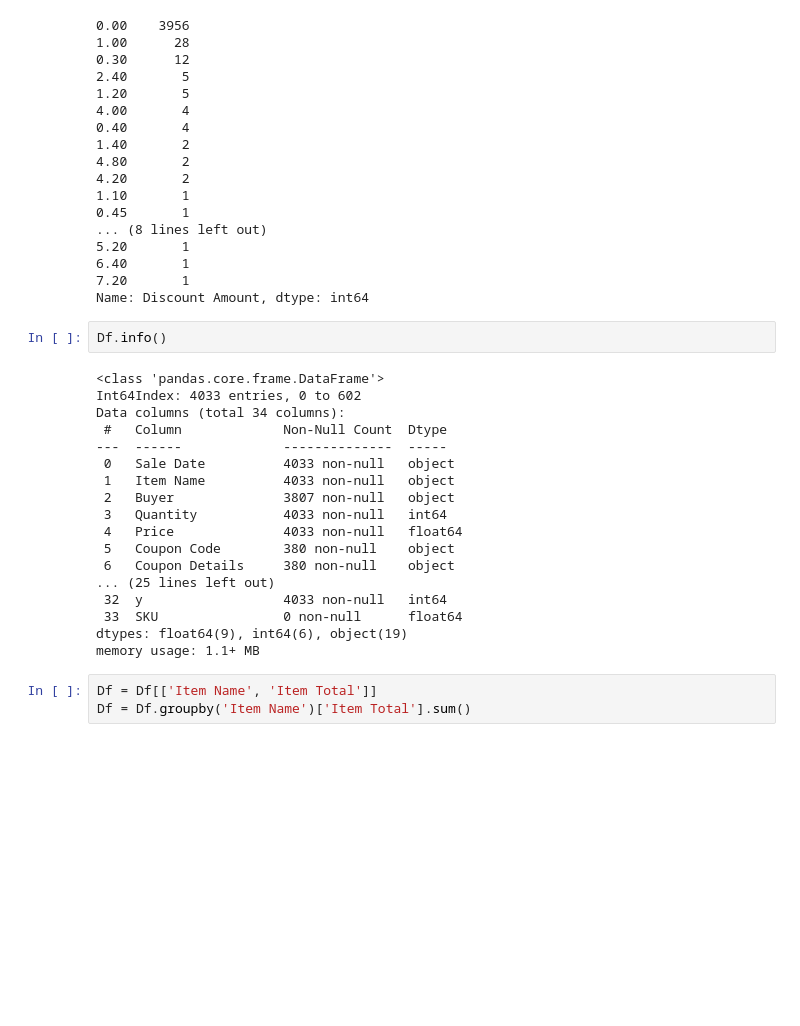
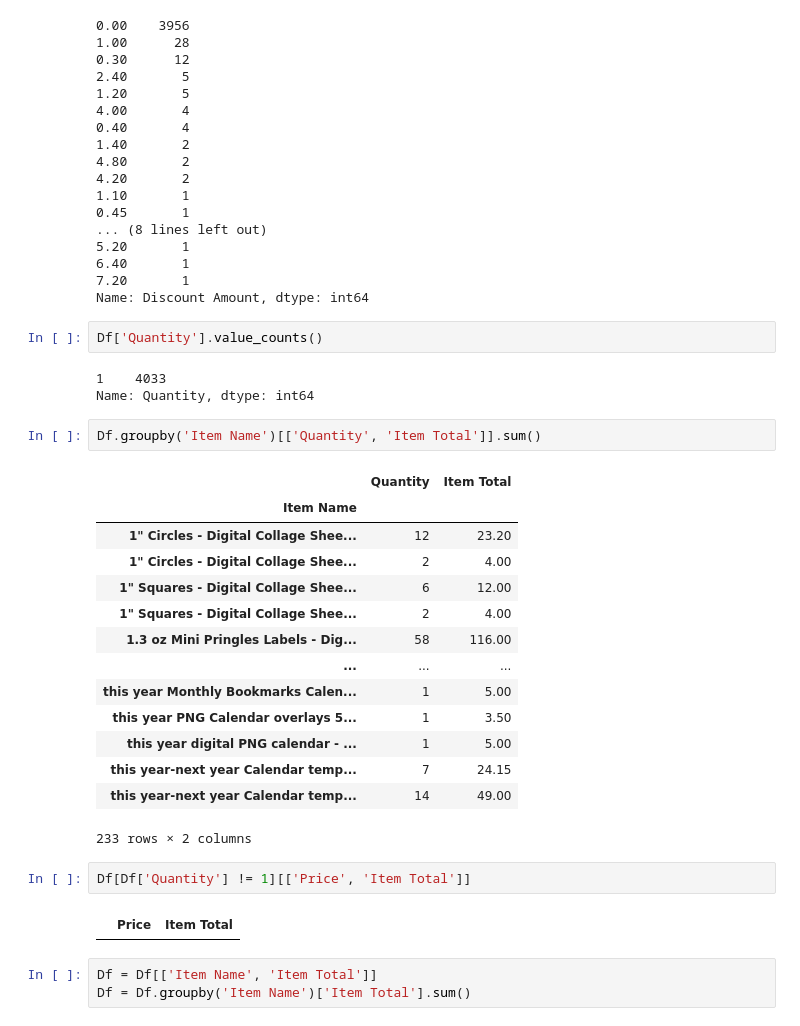
Before and after one commit to miptivan/data_desktop, a Jupyter notebook: analysis/popytki_analysa.ipynb, the cells around one changed output. Drawn from its saved outputs; the diff is of its cells as text; blank space fills up the shorter version.

Commit message:
info_page is ready

```diff
--- a/analysis/popytki_analysa.ipynb
+++ b/analysis/popytki_analysa.ipynb
@@ -83,26 +83,32 @@ Df['Discount Amount'].value_counts()  # Временно оставим толь
 6.40       1
 7.20       1
 Name: Discount Amount, dtype: int64
-# %%
-Df.info()
-# %% [output]
-<class 'pandas.core.frame.DataFrame'>
-Int64Index: 4033 entries, 0 to 602
-Data columns (total 34 columns):
- #   Column             Non-Null Count  Dtype
----  ------             --------------  -----
- 0   Sale Date          4033 non-null   object
- 1   Item Name          4033 non-null   object
- 2   Buyer              3807 non-null   object
- 3   Quantity           4033 non-null   int64
- 4   Price              4033 non-null   float64
- 5   Coupon Code        380 non-null    object
- 6   Coupon Details     380 non-null    object
-... (25 lines left out)
- 32  y                  4033 non-null   int64
- 33  SKU                0 non-null      float64
-dtypes: float64(9), int64(6), object(19)
-memory usage: 1.1+ MB
+# %%
+Df['Quantity'].value_counts()
+# %% [output]
+1    4033
+Name: Quantity, dtype: int64
+# %%
+Df.groupby('Item Name')[['Quantity', 'Item Total']].sum()
+# %% [output]
+|  | Quantity | Item Total |
+| Item Name |  |  |
+| 1" Circles - Digital Collage Shee... | 12 | 23.20 |
+| 1" Circles - Digital Collage Shee... | 2 | 4.00 |
+| 1" Squares - Digital Collage Shee... | 6 | 12.00 |
+| 1" Squares - Digital Collage Shee... | 2 | 4.00 |
+| 1.3 oz Mini Pringles Labels - Dig... | 58 | 116.00 |
+| ... | ... | ... |
+| this year Monthly Bookmarks Calen... | 1 | 5.00 |
+| this year PNG Calendar overlays 5... | 1 | 3.50 |
+| this year digital PNG calendar - ... | 1 | 5.00 |
+| this year-next year Calendar temp... | 7 | 24.15 |
+| this year-next year Calendar temp... | 14 | 49.00 |
+233 rows × 2 columns
+# %%
+Df[Df['Quantity'] != 1][['Price', 'Item Total']]
+# %% [output]
+|  | Price | Item Total |
 # %%
 Df = Df[['Item Name', 'Item Total']]
 Df = Df.groupby('Item Name')['Item Total'].sum()
```
Also changed, not shown: 2 other files.
